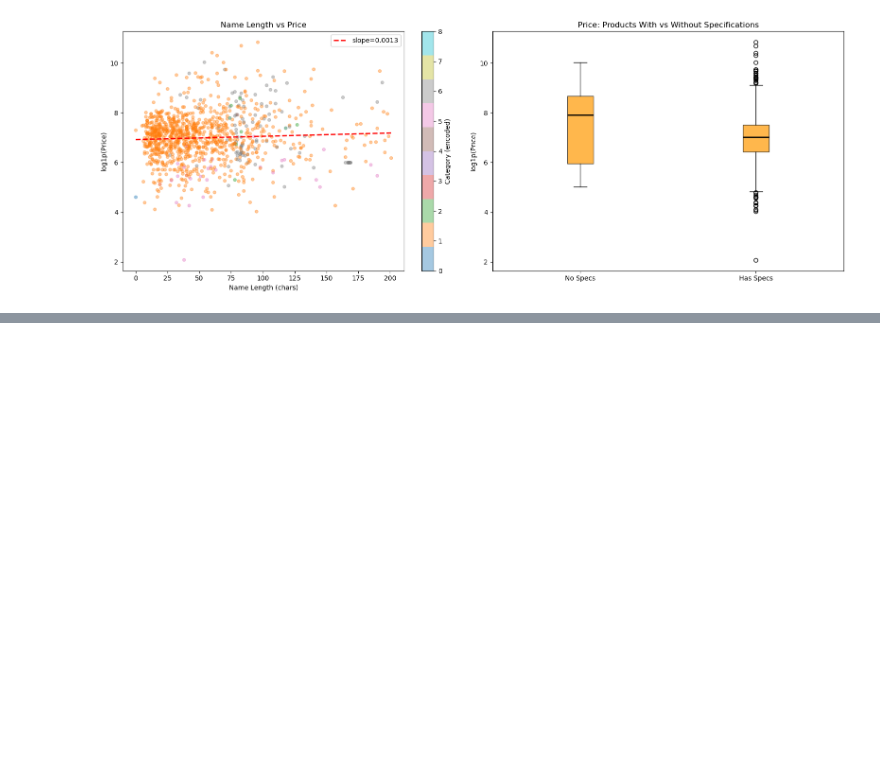
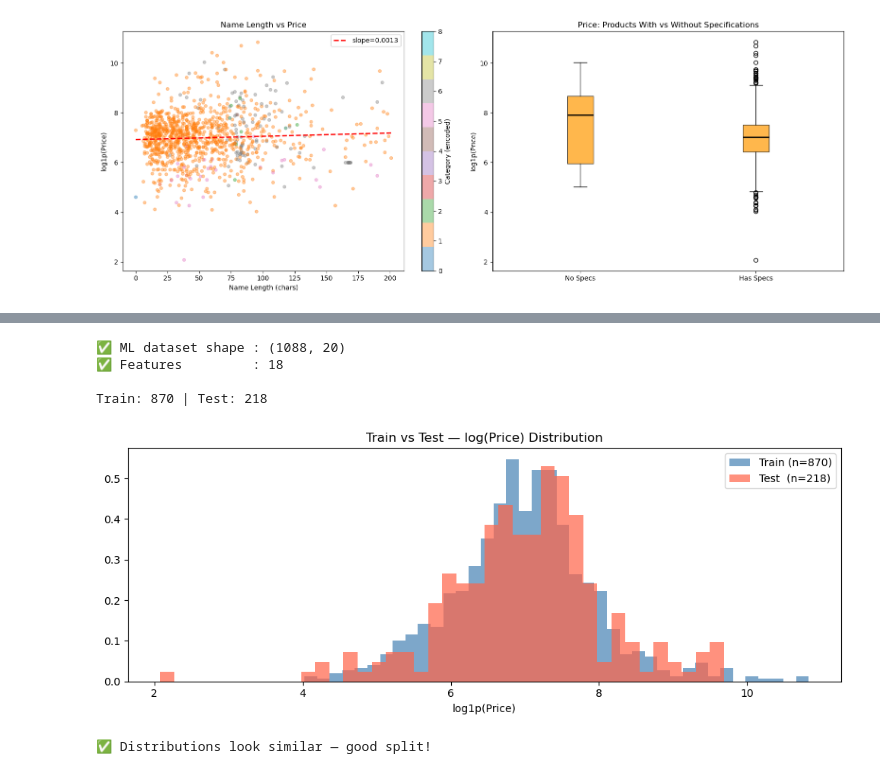
Before and after one commit to KarlaIvon15/9AIEVND-ADND-Practicas-230094-2, a Jupyter notebook: Practica04/Practica04_230094.ipynb, the cells around one changed output, grey strips where cells are left out. Saved outputs shown, nothing was run; the diff lists cells and outputs as text; code cells hidden in the pictures; blank space fills up the shorter version.

```diff
--- a/Practica04/Practica04_230094.ipynb
+++ b/Practica04/Practica04_230094.ipynb
@@ -705,0 +859,45 @@ plt.tight_layout(); plt.show()
+# %%
+# ============================================================
+# SECTION 9 — ML Problem Framing
+# ============================================================
+FEATURE_COLS = [
+    'name_length', 'name_words', 'has_brand', 'has_desc', 'has_specs',
+    'is_book', 'is_kindle', 'is_sports',
+    'is_fiction', 'is_nonfiction', 'is_tech', 'is_cycling',
+    'is_instock', 'is_unavailable', 'is_lowstock',
+    'primary_cat_enc', 'cat1_enc', 'avail_enc',
+]
+
+TARGET = 'log_price'
+
+df_ml = df_priced[FEATURE_COLS + [TARGET, 'price_clean']].dropna().copy()
+print(f'✅ ML dataset shape : {df_ml.shape}')
+print(f'✅ Features         : {len(FEATURE_COLS)}')
+
+X = df_ml[FEATURE_COLS]
+y = df_ml[TARGET]
+
+X_train, X_test, y_train, y_test = train_test_split(
+    X, y, test_size=0.2, random_state=42)
+
+scaler = StandardScaler()
+X_train_s = scaler.fit_transform(X_train)
+X_test_s  = scaler.transform(X_test)
+
+print(f'\nTrain: {len(X_train):,} | Test: {len(X_test):,}')
+
+# Visualise split
+fig, ax = plt.subplots(figsize=(10, 4))
+ax.hist(y_train, bins=40, color='steelblue', alpha=0.7, label=f'Train (n={len(y_train)})', density=True)
+ax.hist(y_test,  bins=40, color='tomato',    alpha=0.7, label=f'Test  (n={len(y_test)})',  density=True)
+ax.set_title('Train vs Test — log(Price) Distribution')
+ax.set_xlabel('log1p(Price)'); ax.legend()
+plt.tight_layout(); plt.show()
+print('✅ Distributions look similar — good split!')
+# %% [output]
+✅ ML dataset shape : (1088, 20)
+✅ Features         : 18
+
+Train: 870 | Test: 218
+[figure, added]
+✅ Distributions look similar — good split!
```
Also changed, not shown: parts of 8 cells of this notebook.
